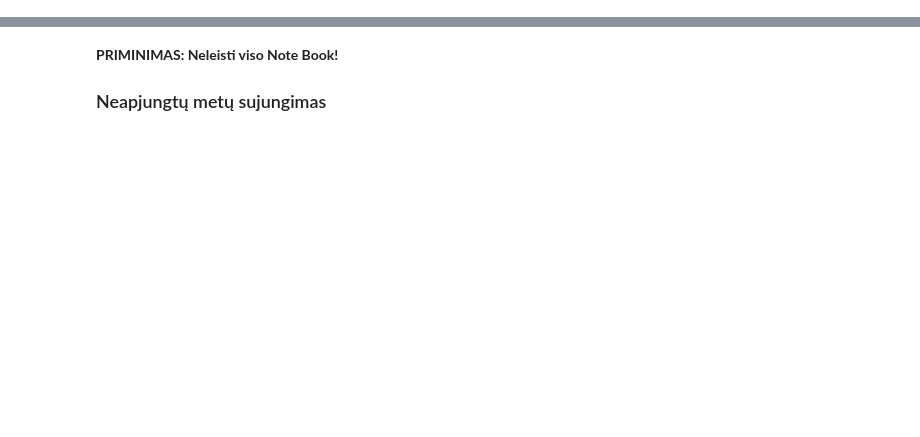
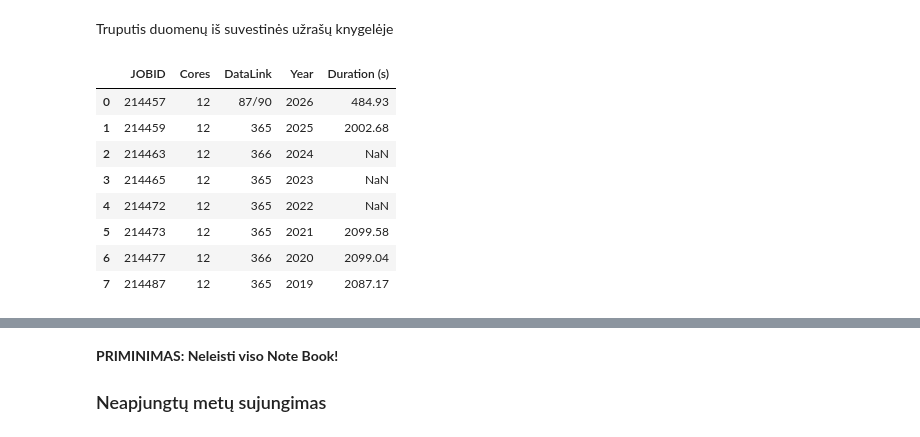
Before and after one commit to rugcer04/Duomenu_mokslo_projektas, a Jupyter notebook: code/python/ACSAF/data_prep.ipynb, the cells around one changed output, grey strips where cells are left out. Saved outputs shown, nothing was run; the diff lists cells and outputs as text; code cells hidden in the pictures; blank space fills up the shorter version.

```diff
--- a/code/python/ACSAF/data_prep.ipynb
+++ b/code/python/ACSAF/data_prep.ipynb
@@ -5,0 +10,22 @@ import pathlib
+# %% [markdown]
+Truputis duomenų iš suvestinės užrašų knygelėje
+# %%
+hpc_summary = pd.DataFrame({
+    'JOBID': [214457, 214459, 214463, 214465, 214472, 214473, 214477, 214487],
+    'Cores': np.repeat(12, 8),
+    'DataLink': ['87/90', 365, 366, 365, 365, 365, 366, 365],
+    'Year': range(2026, 2018, -1),
+    'Duration (s)': [484.93, 2002.68, np.nan, np.nan, np.nan, 2099.58, 2099.04, 2087.17]
+})
+
+hpc_summary
+# %% [output]
+|  | JOBID | Cores | DataLink | Year | Duration (s) |
+| 0 | 214457 | 12 | 87/90 | 2026 | 484.93 |
+| 1 | 214459 | 12 | 365 | 2025 | 2002.68 |
+| 2 | 214463 | 12 | 366 | 2024 | NaN |
+| 3 | 214465 | 12 | 365 | 2023 | NaN |
+| 4 | 214472 | 12 | 365 | 2022 | NaN |
+| 5 | 214473 | 12 | 365 | 2021 | 2099.58 |
+| 6 | 214477 | 12 | 366 | 2020 | 2099.04 |
+| 7 | 214487 | 12 | 365 | 2019 | 2087.17 |
```
Also changed, not shown: parts of 15 cells of this notebook, 2 other files.
